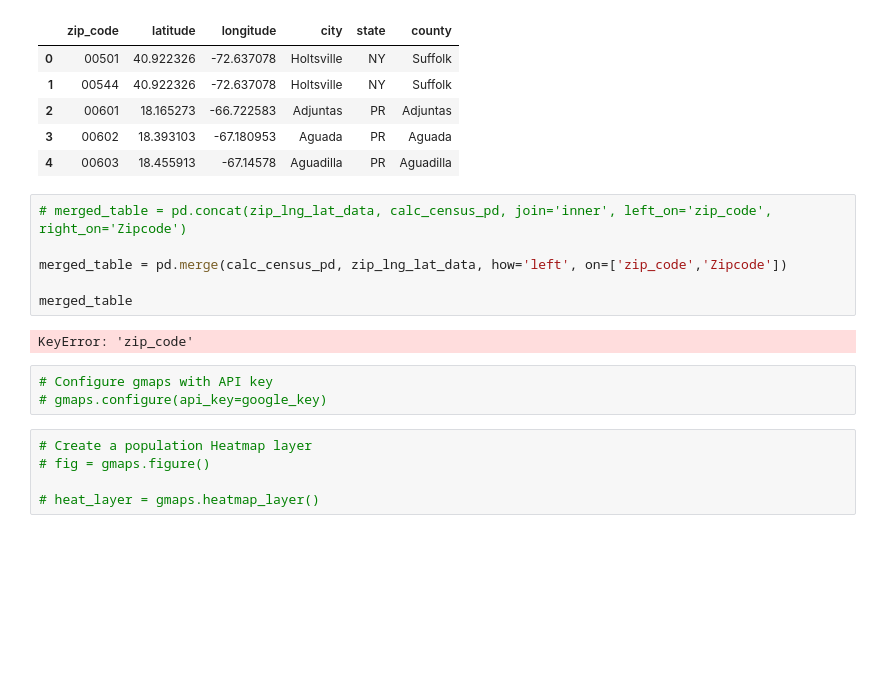
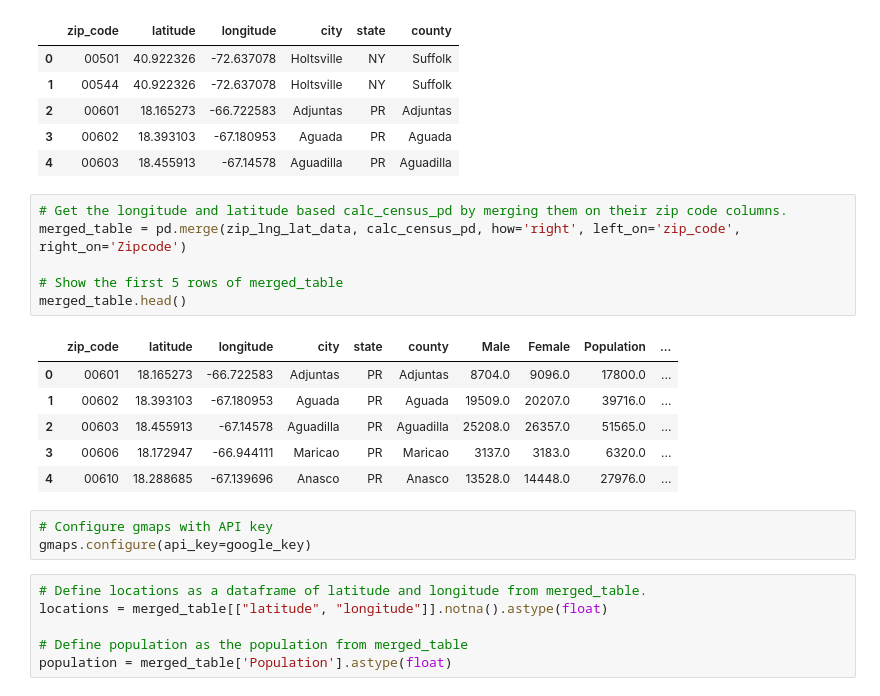
Before and after one commit to EricNg314/Code-Drills, a Jupyter notebook: Python_APIs/day-03/02/day-03_02_solved.ipynb, the cells around one changed output. Drawn from its saved outputs; the diff is of its cells as text; blank space fills up the shorter version.

Commit message:
Adding attempt with heat maps.

```diff
--- a/Python_APIs/day-03/02/day-03_02_solved.ipynb
+++ b/Python_APIs/day-03/02/day-03_02_solved.ipynb
@@ -165,19 +165,25 @@ zip_lng_lat_data.head()
 | 2 | 00601 | 18.165273 | -66.722583 | Adjuntas | PR | Adjuntas |
 | 3 | 00602 | 18.393103 | -67.180953 | Aguada | PR | Aguada |
 | 4 | 00603 | 18.455913 | -67.14578 | Aguadilla | PR | Aguadilla |
-# %%
-# merged_table = pd.concat(zip_lng_lat_data, calc_census_pd, join='inner', left_on='zip_code', right_on='Zipcode')
-
-merged_table = pd.merge(calc_census_pd, zip_lng_lat_data, how='left', on=['zip_code','Zipcode'])
-
-merged_table
-# %% [output]
-KeyError: 'zip_code'
+# %%
+# Get the longitude and latitude based calc_census_pd by merging them on their zip code columns.
+merged_table = pd.merge(zip_lng_lat_data, calc_census_pd, how='right', left_on='zip_code', right_on='Zipcode')
+
+# Show the first 5 rows of merged_table
+merged_table.head()
+# %% [output]
+|  | zip_code | latitude | longitude | city | state | county | Male | Female | Population | ... |
+| 0 | 00601 | 18.165273 | -66.722583 | Adjuntas | PR | Adjuntas | 8704.0 | 9096.0 | 17800.0 | ... |
+| 1 | 00602 | 18.393103 | -67.180953 | Aguada | PR | Aguada | 19509.0 | 20207.0 | 39716.0 | ... |
+| 2 | 00603 | 18.455913 | -67.14578 | Aguadilla | PR | Aguadilla | 25208.0 | 26357.0 | 51565.0 | ... |
+| 3 | 00606 | 18.172947 | -66.944111 | Maricao | PR | Maricao | 3137.0 | 3183.0 | 6320.0 | ... |
+| 4 | 00610 | 18.288685 | -67.139696 | Anasco | PR | Anasco | 13528.0 | 14448.0 | 27976.0 | ... |
 # %%
 # Configure gmaps with API key
-# gmaps.configure(api_key=google_key)
+gmaps.configure(api_key=google_key)
-# %%
-# Create a population Heatmap layer
-# fig = gmaps.figure()
-
-# heat_layer = gmaps.heatmap_layer()
+# %%
+# Define locations as a dataframe of latitude and longitude from merged_table.
+locations = merged_table[["latitude", "longitude"]].notna().astype(float)
+
+# Define population as the population from merged_table
+population = merged_table['Population'].astype(float)
```
Also changed, not shown: parts of 1 cell of this notebook.
